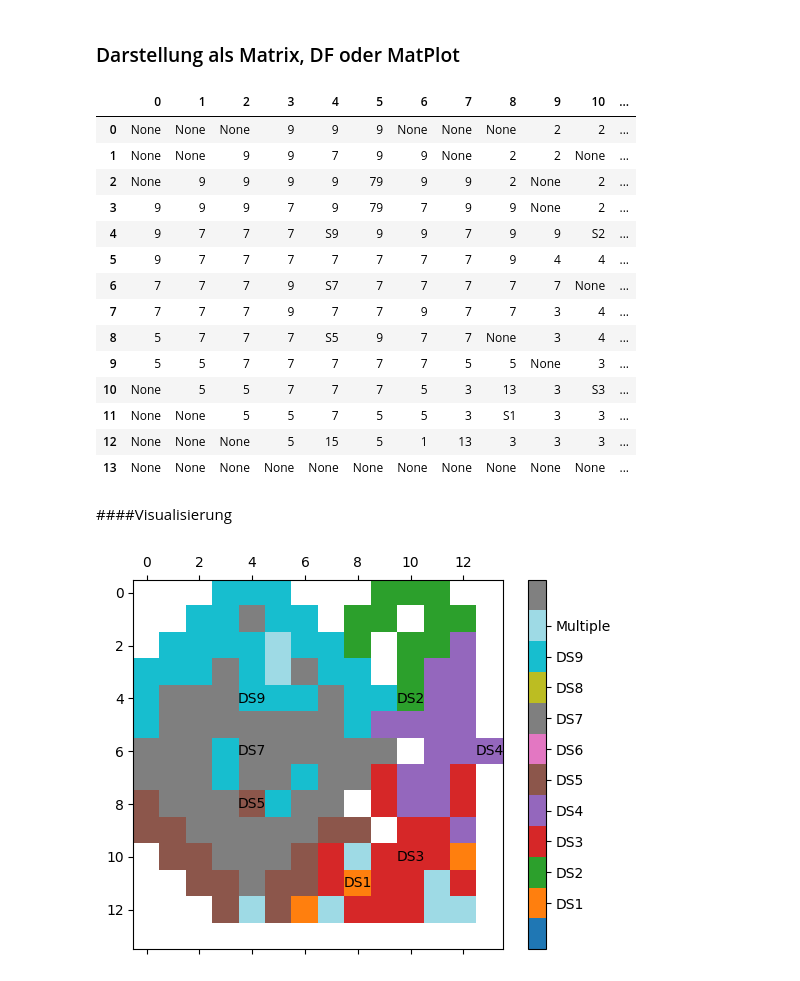
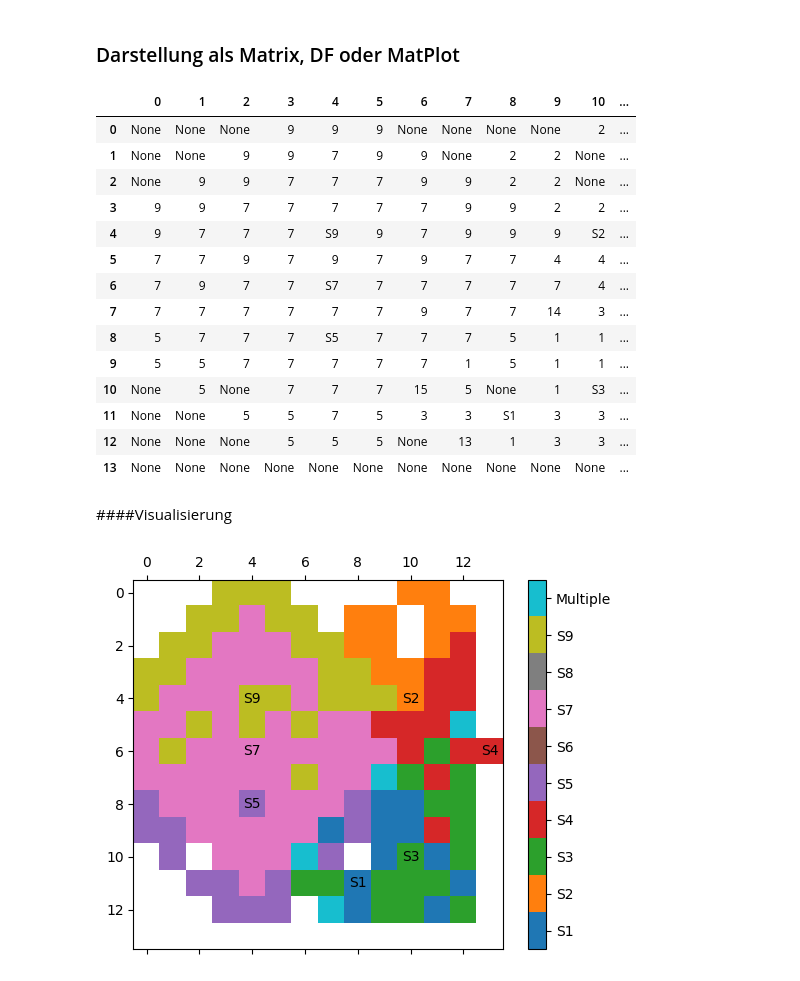
Before and after one commit to DenizY98/pydemo, a Jupyter notebook: SamstagVersionFallstudie1_3.ipynb, the cells around one changed output. Cells and saved outputs as stored; diff of their text form; code cells hidden in the pictures.

```diff
--- a/SamstagVersionFallstudie1_3.ipynb
+++ b/SamstagVersionFallstudie1_3.ipynb
@@ -116,0 +169,9 @@ solver.Maximize(solver.Sum([z[q, s] for q in Q for s in S]))
+# %%
+#Reichweitenrestriktion für Fahrradkuriere: Prüfe für jeden Store s und jeden Quadranten q, ob die Manhattan Distanz für Belieferungsentscheidung y und -Menge z kleiner gleich A ist
+for s in S:
+    for q in Q:
+        # Berechnung der Manhattan-Distanz zwischen dem Standort s und dem Quadranten q
+        distance = abs(Koordinaten[s]['i_Koordinate'] - q[0]) + abs(Koordinaten[s]['j_Koordinate'] - q[1])
+        if distance > 5:
+            solver.Add(z[q, s] == 0)
+            solver.Add(y[q, s] == 0)
@@ -119,6 +184,0 @@ solver.Maximize(solver.Sum([z[q, s] for q in Q for s in S]))
-# %%
-# Ein Store kann nur liefern, falls er errichtet wurde und darf maximal die nachgefragte Menge liefern
-for s in S:
-    for q in Q:
-        solver.Add(y[q, s] <= x[s])
-        solver.Add(z[q, s] <= D[q] * y[q, s])
@@ -198,16 +217,18 @@ import pandas as pd
 # Erstellen Sie eine leere Matrix der gleichen Größe wie Ihr Quadrantengitter
 ergebnis_matrix = np.empty((14, 14), dtype=object)  # Größe angepasst, um Store i_Koordinate von 13 zu berücksichtigen
 
-# Füllen Sie die Matrix mit den Ergebnissen Ihres Modells
+# Initialize the matrix with None to indicate empty cells
+ergebnis_matrix = np.full((14, 14), None, dtype=object)
+
+# Fill the matrix with the results from your model
 for s in S:
-    if x[s].solution_value() > 0:  # Wenn ein Darkstore an diesem Standort errichtet wurde
+    if x[s].solution_value() > 0:
         for q in Q:
-            if y[q, s].solution_value() == 1:  # Wenn der Standort s den Quadranten q beliefert
-                if z[q, s].solution_value() == D[q]:  ergebnis_matrix[q[0], q[1]] = str(s) # Wenn die gelieferte Menge gleich der Nachfrage ist
+            if z[q, s].solution_value() >= 1:
+                if ergebnis_matrix[q[0], q[1]] is not None:
+                    ergebnis_matrix[q[0], q[1]] += str(s)
                 else:
-                  if ergebnis_matrix[q[0], q[1]] is not None: ergebnis_matrix[q[0], q[1]] += '' + str(s)
-
-
+                    ergebnis_matrix[q[0], q[1]] = str(s)
 
 # Nachdem alle Quadranten bedient wurden, gehen Sie erneut über alle Standorte in S
 for s in S:
@@ -216,24 +237,25 @@ for s in S:
         if 0 <= i < 14 and 0 <= j < 14:  # Stellen Sie sicher, dass die Koordinaten innerhalb der Matrix liegen
             ergebnis_matrix[i, j] = "S" + str(s)
 
+#ergebnis_matrix=np.where(ergebnis_matrix =='',None, ergebnis_matrix)
 # Konvertieren Sie die Matrix in einen DataFrame für eine schönere Darstellung
 ergebnis_df = pd.DataFrame(ergebnis_matrix).transpose()
 ergebnis_df
 # %% [output]
 |  | 0 | 1 | 2 | 3 | 4 | 5 | 6 | 7 | 8 | 9 | 10 | ... |
-| 0 | None | None | None | 9 | 9 | 9 | None | None | None | 2 | 2 | ... |
+| 0 | None | None | None | 9 | 9 | 9 | None | None | None | None | 2 | ... |
 | 1 | None | None | 9 | 9 | 7 | 9 | 9 | None | 2 | 2 | None | ... |
-| 2 | None | 9 | 9 | 9 | 9 | 79 | 9 | 9 | 2 | None | 2 | ... |
-| 3 | 9 | 9 | 9 | 7 | 9 | 79 | 7 | 9 | 9 | None | 2 | ... |
-| 4 | 9 | 7 | 7 | 7 | S9 | 9 | 9 | 7 | 9 | 9 | S2 | ... |
-| 5 | 9 | 7 | 7 | 7 | 7 | 7 | 7 | 7 | 9 | 4 | 4 | ... |
-| 6 | 7 | 7 | 7 | 9 | S7 | 7 | 7 | 7 | 7 | 7 | None | ... |
-| 7 | 7 | 7 | 7 | 9 | 7 | 7 | 9 | 7 | 7 | 3 | 4 | ... |
-| 8 | 5 | 7 | 7 | 7 | S5 | 9 | 7 | 7 | None | 3 | 4 | ... |
-| 9 | 5 | 5 | 7 | 7 | 7 | 7 | 7 | 5 | 5 | None | 3 | ... |
-| 10 | None | 5 | 5 | 7 | 7 | 7 | 5 | 3 | 13 | 3 | S3 | ... |
-| 11 | None | None | 5 | 5 | 7 | 5 | 5 | 3 | S1 | 3 | 3 | ... |
-| 12 | None | None | None | 5 | 15 | 5 | 1 | 13 | 3 | 3 | 3 | ... |
+| 2 | None | 9 | 9 | 7 | 7 | 7 | 9 | 9 | 2 | 2 | None | ... |
+| 3 | 9 | 9 | 7 | 7 | 7 | 7 | 7 | 9 | 9 | 2 | 2 | ... |
+| 4 | 9 | 7 | 7 | 7 | S9 | 9 | 7 | 9 | 9 | 9 | S2 | ... |
+| 5 | 7 | 7 | 9 | 7 | 9 | 7 | 9 | 7 | 7 | 4 | 4 | ... |
+| 6 | 7 | 9 | 7 | 7 | S7 | 7 | 7 | 7 | 7 | 7 | 4 | ... |
+| 7 | 7 | 7 | 7 | 7 | 7 | 7 | 9 | 7 | 7 | 14 | 3 | ... |
+| 8 | 5 | 7 | 7 | 7 | S5 | 7 | 7 | 7 | 5 | 1 | 1 | ... |
+| 9 | 5 | 5 | 7 | 7 | 7 | 7 | 7 | 1 | 5 | 1 | 1 | ... |
+| 10 | None | 5 | None | 7 | 7 | 7 | 15 | 5 | None | 1 | S3 | ... |
+| 11 | None | None | 5 | 5 | 7 | 5 | 3 | 3 | S1 | 3 | 3 | ... |
+| 12 | None | None | None | 5 | 5 | 5 | None | 13 | 1 | 3 | 3 | ... |
 | 13 | None | None | None | None | None | None | None | None | None | None | None | ... |
 # %% [markdown]
 ####Visualisierung
@@ -247,36 +269,36 @@ for i in range(14):
     for j in range(14):
         if num_matrix.iloc[i, j] is not None and isinstance(num_matrix.iloc[i, j], str):
             if "S" in num_matrix.iloc[i, j]:
                 num_matrix.iloc[i, j] = int(num_matrix.iloc[i, j].replace("S", ""))
             else:
                 num_matrix.iloc[i, j] = int(num_matrix.iloc[i, j])
 # Ersetzen Sie None-Werte durch einen speziellen numerischen Wert
 num_matrix = num_matrix.fillna(-1)
 # Ersetzen Sie den speziellen numerischen Wert durch NaN
 num_matrix[num_matrix == -1] = np.nan
 # Ersetzen Sie alle int Werte über 10 durch -2
-num_matrix[num_matrix > 10] = 10
+num_matrix[num_matrix > 10] = 11
 # Create a new color map with an extra color for the '10' value
-cmap = plt.get_cmap('tab20', int(np.nanmax(num_matrix) - np.nanmin(num_matrix) + 2))  # 'tab20' provides 20 distinct colors
+cmap = plt.get_cmap('tab10', int(np.nanmax(num_matrix) - np.nanmin(num_matrix) + 2))  # 'tab20' provides 20 distinct colors
 # Set the color for 'None' and '10'
 cmap.set_under('white')  # For 'None'
 cmap.set_over('gray')  # For '10'
 # Erstellen Sie eine Abbildung und eine Achse
 fig, ax = plt.subplots()
 cax = ax.matshow(num_matrix, cmap=cmap, vmin=0)  # Setzen Sie vmin auf 0, um die untere Grenze der Farbkarte festzulegen
 # Create the colorbar with custom boundaries
-cbar = fig.colorbar(cax, ticks=np.arange(np.nanmin(num_matrix), np.nanmax(num_matrix)+1), boundaries=np.arange(-0.5, np.nanmax(num_matrix)+2.5))  # +2.5 to include '10' and 'None'
+cbar = fig.colorbar(cax, ticks=np.arange(np.nanmin(num_matrix), np.nanmax(num_matrix)), boundaries=np.arange(+0.5, np.nanmax(num_matrix)+0.5))  # +2.5 to include '10' and 'None'
 # Set the labels
-labels = ['DS'+str(i) for i in range(int(np.nanmin(num_matrix)), int(np.nanmax(num_matrix)))] + ['Multiple']  # Add labels for 'None' and '10'
+labels = ['S'+str(i) for i in range(int(np.nanmin(num_matrix)), int(np.nanmax(num_matrix)-1))] + ['Multiple']  # Add labels for 'None' and '10'
 cbar.ax.set_yticklabels(labels)
 # Zeichnen Sie ein 'X' in die Zellen, die einen Darkstore repräsentieren
 for s in S:
     if x[s].solution_value() == 1:
         j, i = Koordinaten[s]['i_Koordinate'], Koordinaten[s]['j_Koordinate']
         if 0 <= i < 14 and 0 <= j < 14:  # Stellen Sie sicher, dass die Koordinaten innerhalb der Matrix liegen
-            plt.text(j, i, f'DS{str(s)}', ha='center', va='center', color='black')
+            plt.text(j, i, f'S{str(s)}', ha='center', va='center', color='black')
 
 # Zeigen Sie das Bild an
 plt.show()
 # %% [output]
-[figure, old version]
+[figure, new version]
```
Also changed, not shown: parts of 25 cells of this notebook.
